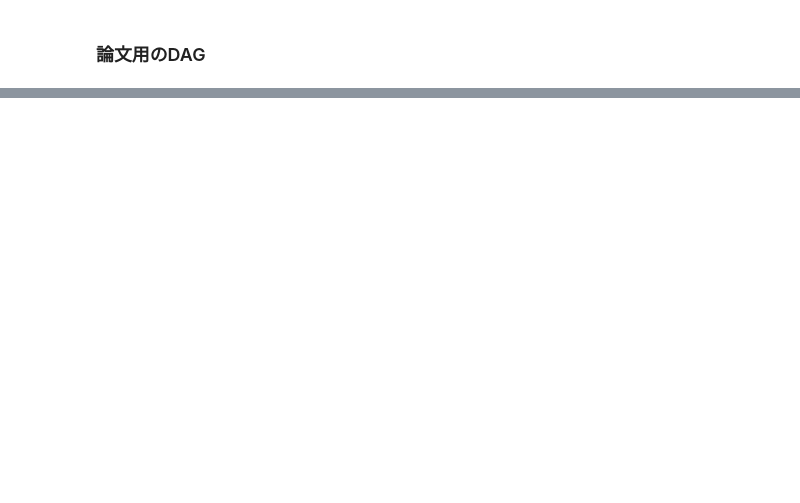
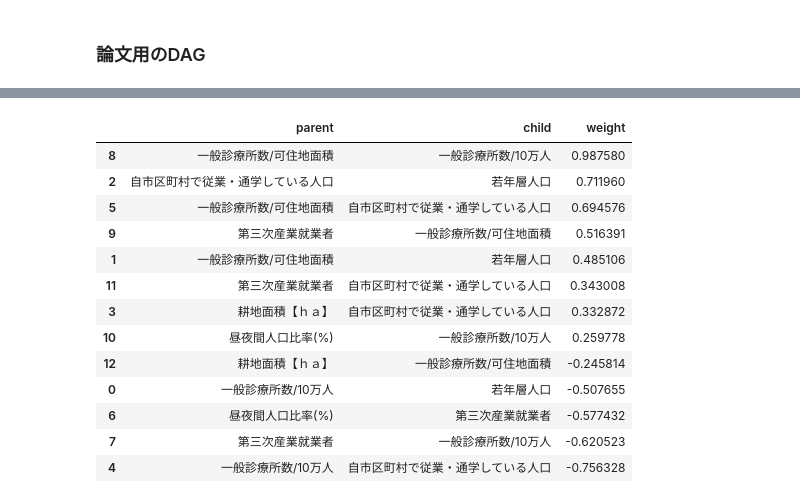
Before and after one commit to Itsuki966/structure_analysis, a Jupyter notebook: notears.ipynb, the cells around one changed output, grey strips where cells are left out. Saved outputs shown, nothing was run; the diff lists cells and outputs as text; code cells hidden in the pictures; blank space fills up the shorter version.

```diff
--- a/notears.ipynb
+++ b/notears.ipynb
@@ -162,0 +196,15 @@ ancestor_nodes: ['第三次産業就業者', '一般診療所数/可住地面積
+# %%
+edge_list = list(incoming_edges)
+ancestor_edge_list = set(list(incoming_edges_ancestors))
+parent_list = []
+child_list = []
+weight_list = []
+
+for nodes in edge_list:
+    parent_node = nodes[0]
+    target_node = nodes[1]
+    weight = sl.edges[parent_node, target_node]["weight"]
+    parent_list.append(parent_node)
+    child_list.append(target_node)
+    weight_list.append(weight)
+    print(f"{parent_node} -> {target_node}: {weight:.3f}")
@@ -162,0 +215,9 @@ ancestor_nodes: ['第三次産業就業者', '一般診療所数/可住地面積
+# %%
+for nodes in ancestor_edge_list:
+    parent_node = nodes[0]
+    target_node = nodes[1]
+    weight = sl.edges[parent_node, target_node]["weight"]
+    parent_list.append(parent_node)
+    child_list.append(target_node)
+    weight_list.append(weight)
+    print(f"{parent_node} -> {target_node}: {weight:.3f}")
@@ -162,0 +235,23 @@ ancestor_nodes: ['第三次産業就業者', '一般診療所数/可住地面積
+# %%
+weight_df = pd.DataFrame({
+    "parent": parent_list,
+    "child": child_list,
+    "weight": weight_list
+})
+# %%
+weight_df.sort_values(by="weight", ascending=False)
+# %% [output]
+|  | parent | child | weight |
+| 8 | 一般診療所数/可住地面積 | 一般診療所数/10万人 | 0.987580 |
+| 2 | 自市区町村で従業・通学している人口 | 若年層人口 | 0.711960 |
+| 5 | 一般診療所数/可住地面積 | 自市区町村で従業・通学している人口 | 0.694576 |
+| 9 | 第三次産業就業者 | 一般診療所数/可住地面積 | 0.516391 |
+| 1 | 一般診療所数/可住地面積 | 若年層人口 | 0.485106 |
+| 11 | 第三次産業就業者 | 自市区町村で従業・通学している人口 | 0.343008 |
+| 3 | 耕地面積【ｈａ】 | 自市区町村で従業・通学している人口 | 0.332872 |
+| 10 | 昼夜間人口比率(%) | 一般診療所数/10万人 | 0.259778 |
+| 12 | 耕地面積【ｈａ】 | 一般診療所数/可住地面積 | -0.245814 |
+| 0 | 一般診療所数/10万人 | 若年層人口 | -0.507655 |
+| 6 | 昼夜間人口比率(%) | 第三次産業就業者 | -0.577432 |
+| 7 | 第三次産業就業者 | 一般診療所数/10万人 | -0.620523 |
+| 4 | 一般診療所数/10万人 | 自市区町村で従業・通学している人口 | -0.756328 |
```
Also changed, not shown: parts of 8 cells of this notebook.
